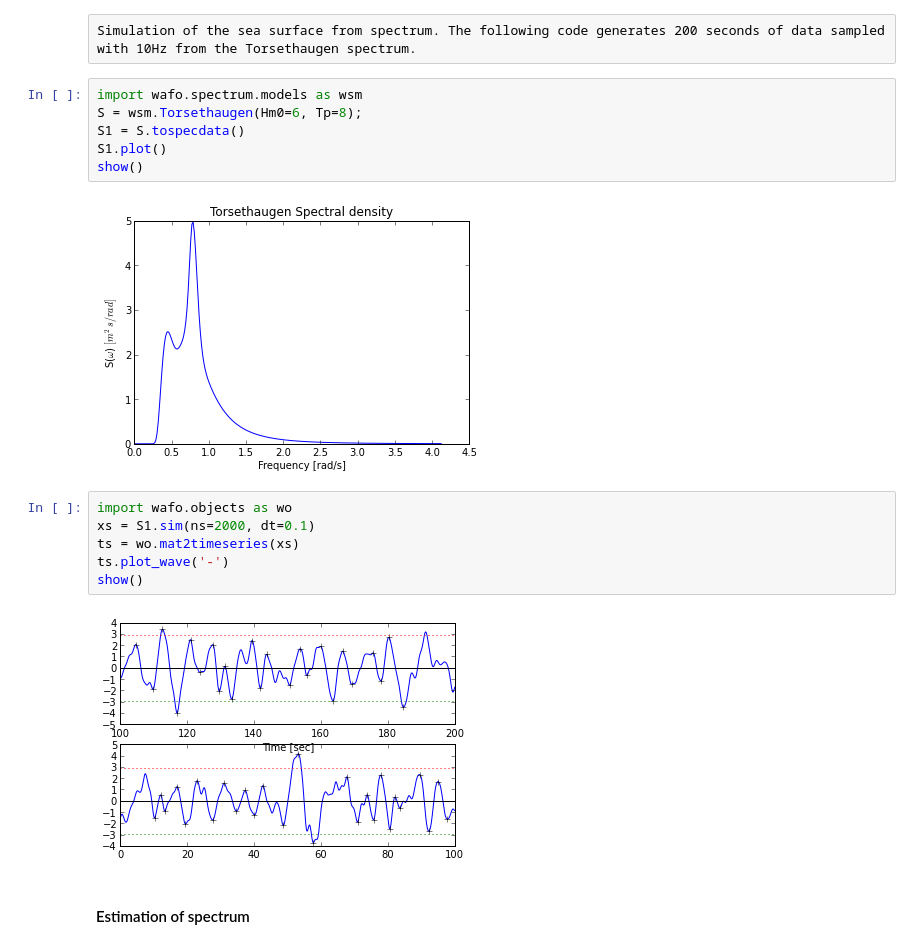
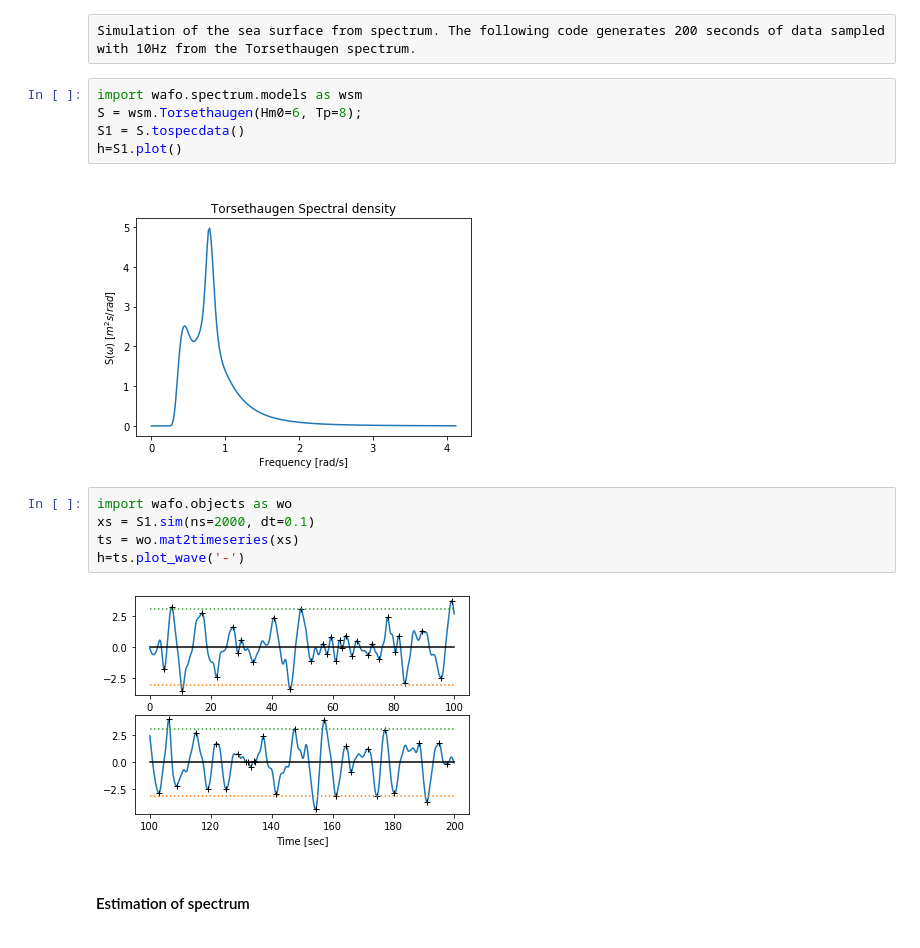
Before and after one commit to wafo-project/pywafo, a Jupyter notebook: src/wafo/doc/tutorial_scripts/WAFO Chapter 1.ipynb, the cells around one changed output. Drawn from its saved outputs; the diff is of its cells as text.

```diff
--- a/src/wafo/doc/tutorial_scripts/WAFO Chapter 1.ipynb
+++ b/src/wafo/doc/tutorial_scripts/WAFO Chapter 1.ipynb
@@ -11,19 +11,17 @@ Simulation of the sea surface from spectrum. The following code generates 200 se
 # %%
 import wafo.spectrum.models as wsm
 S = wsm.Torsethaugen(Hm0=6, Tp=8);
 S1 = S.tospecdata()
-S1.plot()
-show()
+h=S1.plot()
 # %% [output]
-[figure, old version]
+[figure, new version]
 # %%
 import wafo.objects as wo
 xs = S1.sim(ns=2000, dt=0.1)
 ts = wo.mat2timeseries(xs)
-ts.plot_wave('-')
-show()
+h=ts.plot_wave('-')
 # %% [output]
-[figure, old version]
+[figure, new version]
 # %% [markdown]
 #### Estimation of spectrum
 # %% [raw]
```
Also changed, not shown: parts of 6 cells of this notebook, 9 other files.
